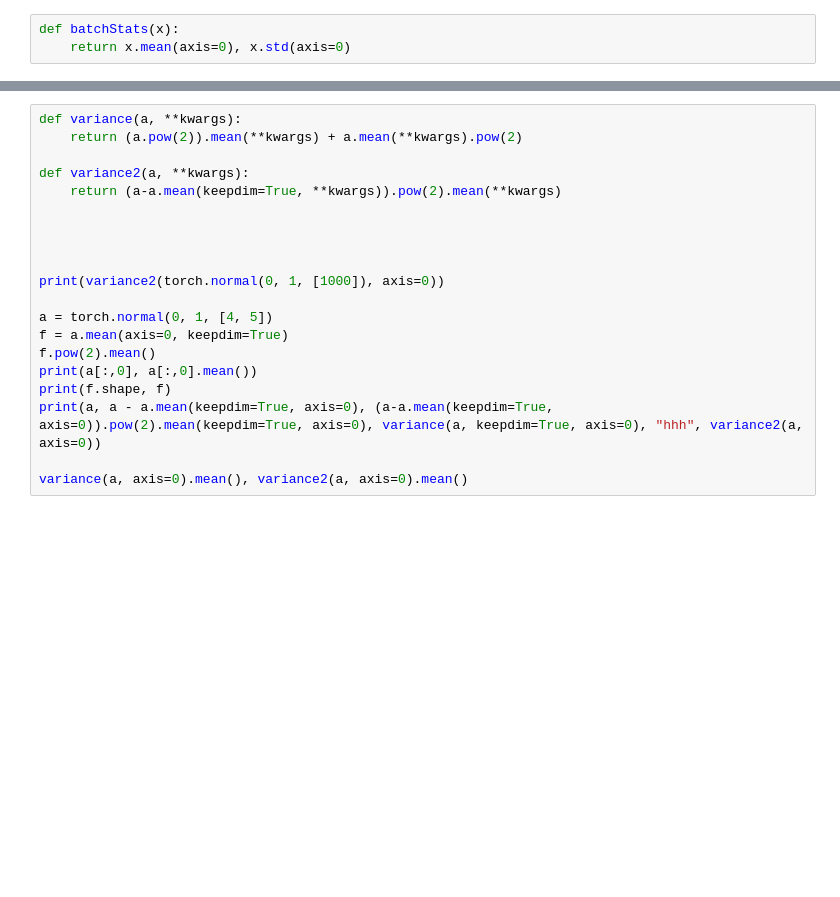
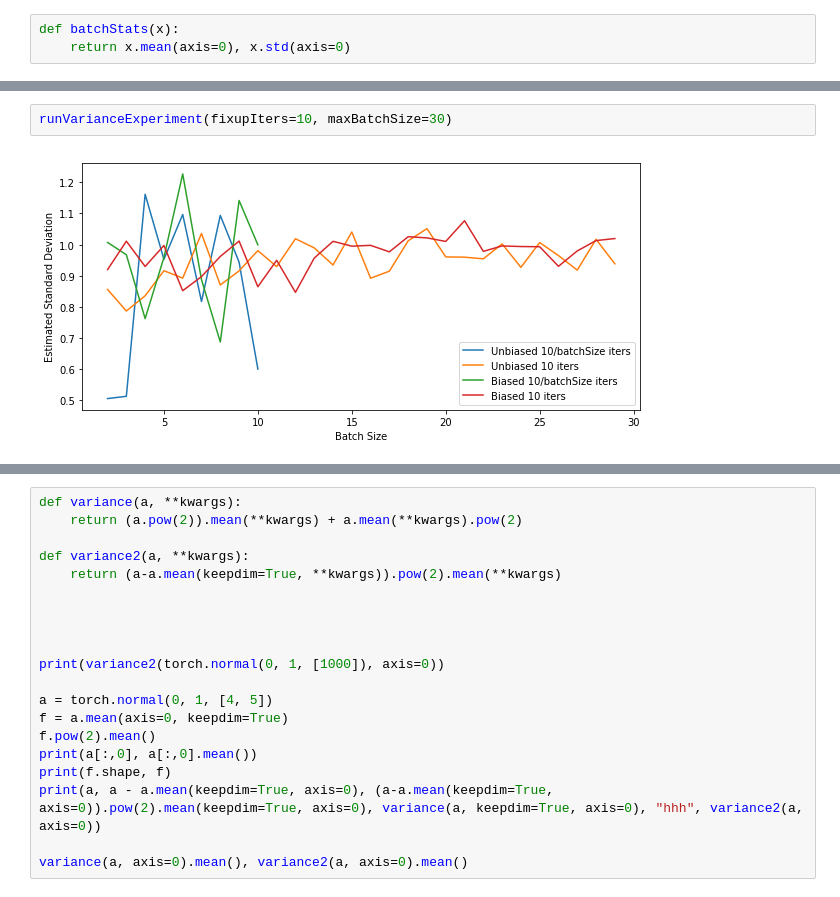
Before and after one commit to Phylliida/ailearning, a Jupyter notebook: week1.ipynb, the cells around one changed output, grey strips where cells are left out. Drawn from its saved outputs; the diff is of its cells as text; blank space fills up the shorter version.

```diff
--- a/week1.ipynb
+++ b/week1.ipynb
@@ -232,0 +431,4 @@ Biases: tensor([0.0491, 0.0976, 0.0733, 0.1604, 0.0897, 0.2238, 0.0371, 0.0848,
+# %%
+runVarianceExperiment(fixupIters=10, maxBatchSize=30)
+# %% [output]
+[figure, added]
```
Also changed, not shown: parts of 18 cells of this notebook, 1 other file.
